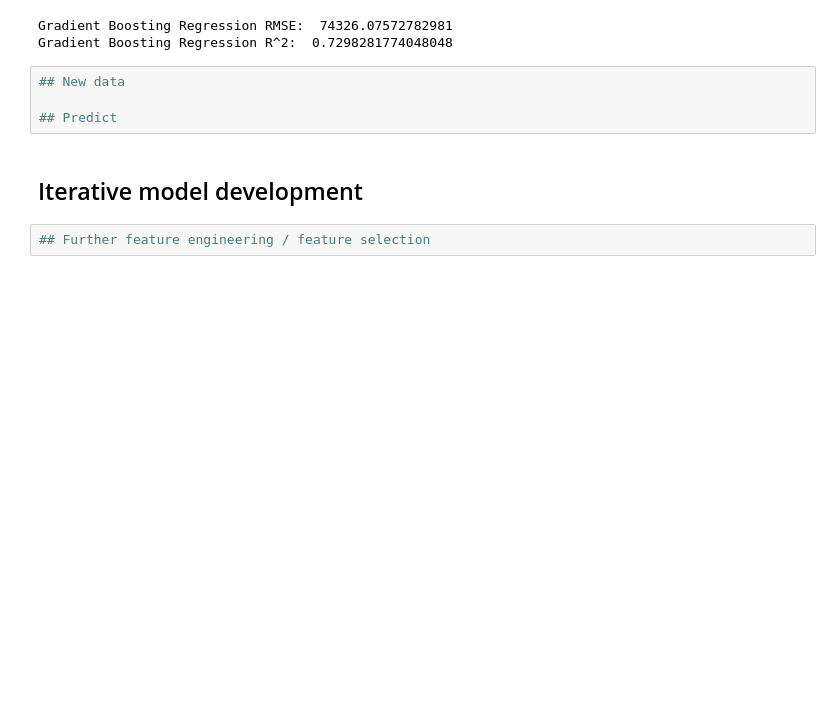
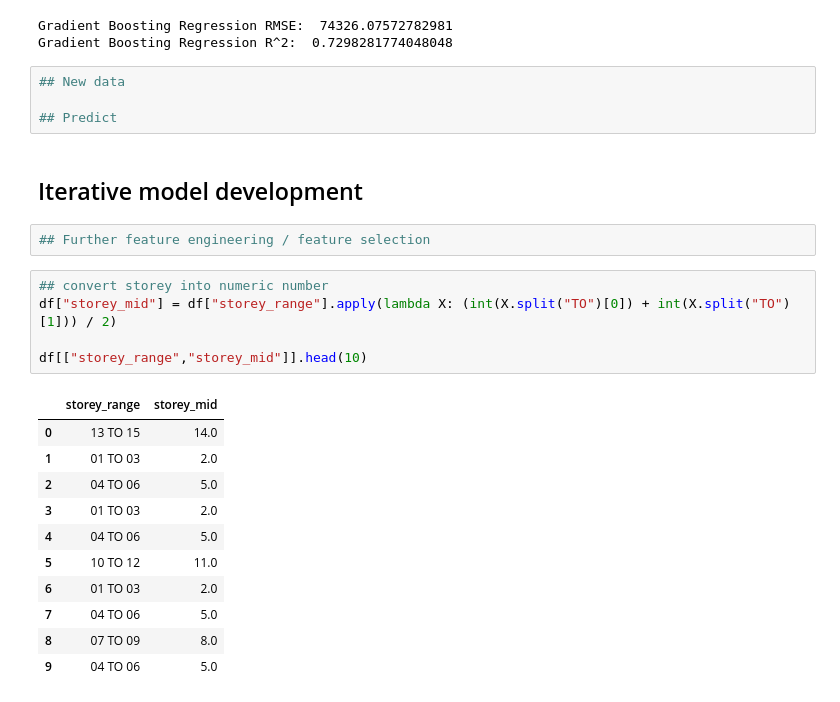
Before and after one commit to yongchuangqingdao-web/mldp_proj, a Jupyter notebook: MLDP Program Codes Submission Template.ipynb, the cells around one changed output. Saved outputs shown, nothing was run; the diff lists cells and outputs as text; blank space fills up the shorter version.

```diff
--- a/MLDP Program Codes Submission Template.ipynb
+++ b/MLDP Program Codes Submission Template.ipynb
@@ -371,3 +371,20 @@ Gradient Boosting Regression R^2:  0.7298281774048048
 ## Iterative model development
 # %%
 ## Further feature engineering / feature selection
+# %%
+## convert storey into numeric number
+df["storey_mid"] = df["storey_range"].apply(lambda X: (int(X.split("TO")[0]) + int(X.split("TO")[1])) / 2)
+
+df[["storey_range","storey_mid"]].head(10)
+# %% [output]
+|  | storey_range | storey_mid |
+| 0 | 13 TO 15 | 14.0 |
+| 1 | 01 TO 03 | 2.0 |
+| 2 | 04 TO 06 | 5.0 |
+| 3 | 01 TO 03 | 2.0 |
+| 4 | 04 TO 06 | 5.0 |
+| 5 | 10 TO 12 | 11.0 |
+| 6 | 01 TO 03 | 2.0 |
+| 7 | 04 TO 06 | 5.0 |
+| 8 | 07 TO 09 | 8.0 |
+| 9 | 04 TO 06 | 5.0 |
```
Also changed, not shown: parts of 9 cells of this notebook.
